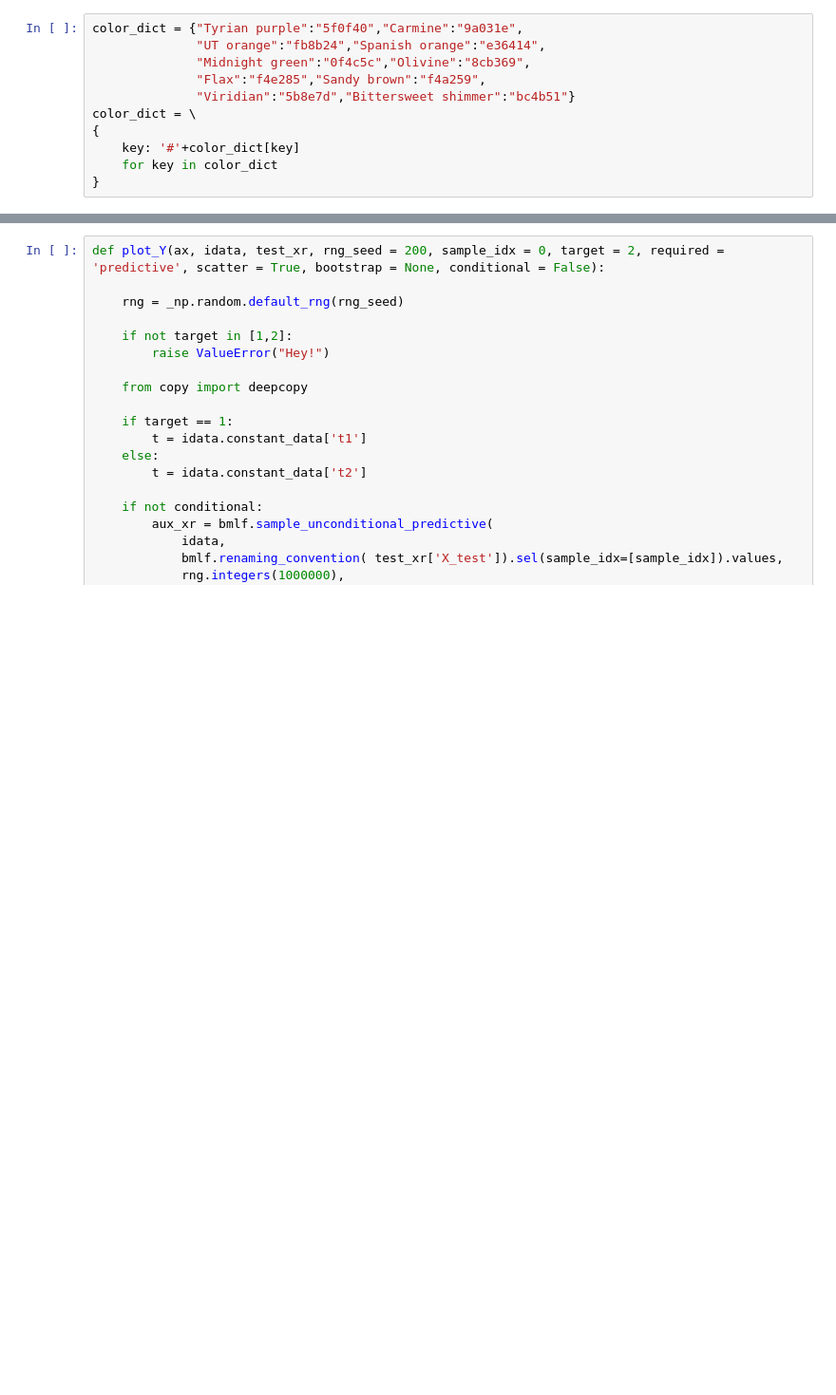
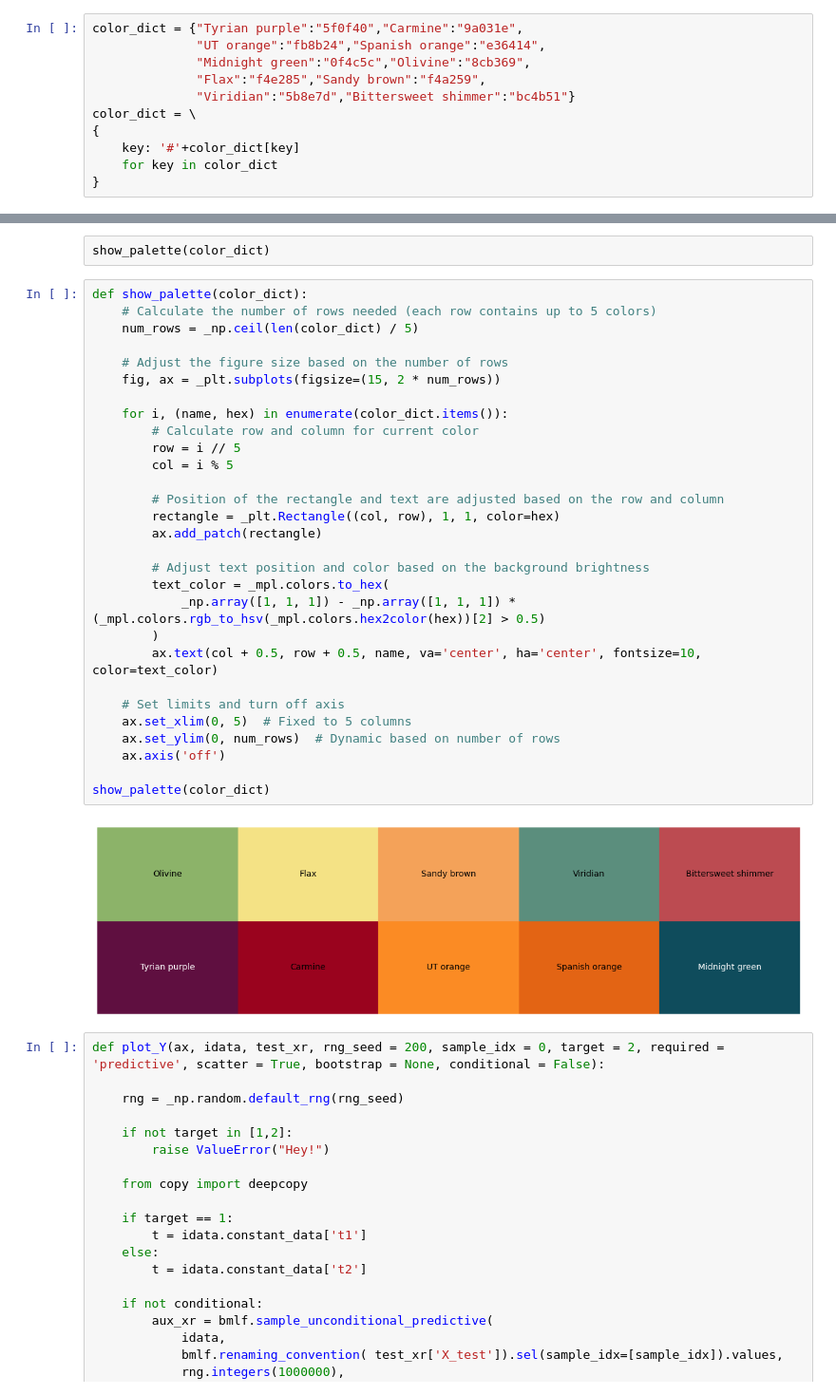
Before and after one commit to Addicted2BayesianEpistemology/bayesian_multitarget_latent_factors, a Jupyter notebook: examples/01_bspline_generated_example.ipynb, the cells around one changed output, grey strips where cells are left out. Shown at 95% size. Saved outputs shown, nothing was run; the diff lists cells and outputs as text; blank space fills up the shorter version.

```diff
--- a/examples/01_bspline_generated_example.ipynb
+++ b/examples/01_bspline_generated_example.ipynb
@@ -93,3 +82,36 @@ show_palette(color_dict)
+# %% [raw]
+show_palette(color_dict)
+# %%
+def show_palette(color_dict):
+    # Calculate the number of rows needed (each row contains up to 5 colors)
+    num_rows = _np.ceil(len(color_dict) / 5)
+
+    # Adjust the figure size based on the number of rows
+    fig, ax = _plt.subplots(figsize=(15, 2 * num_rows))
+
+    for i, (name, hex) in enumerate(color_dict.items()):
+        # Calculate row and column for current color
+        row = i // 5
+        col = i % 5
+
+        # Position of the rectangle and text are adjusted based on the row and column
+        rectangle = _plt.Rectangle((col, row), 1, 1, color=hex)
+        ax.add_patch(rectangle)
+
+        # Adjust text position and color based on the background brightness
+        text_color = _mpl.colors.to_hex(
+            _np.array([1, 1, 1]) - _np.array([1, 1, 1]) * (_mpl.colors.rgb_to_hsv(_mpl.colors.hex2color(hex))[2] > 0.5)
+        )
+        ax.text(col + 0.5, row + 0.5, name, va='center', ha='center', fontsize=10, color=text_color)
+
+    # Set limits and turn off axis
+    ax.set_xlim(0, 5)  # Fixed to 5 columns
+    ax.set_ylim(0, num_rows)  # Dynamic based on number of rows
+    ax.axis('off')
+
+show_palette(color_dict)
+# %% [output]
+[figure, added]
 # %%
 def plot_Y(ax, idata, test_xr, rng_seed = 200, sample_idx = 0, target = 2, required = 'predictive', scatter = True, bootstrap = None, conditional = False):
 
```
Also changed, not shown: parts of 4 cells of this notebook, 1 other file.
